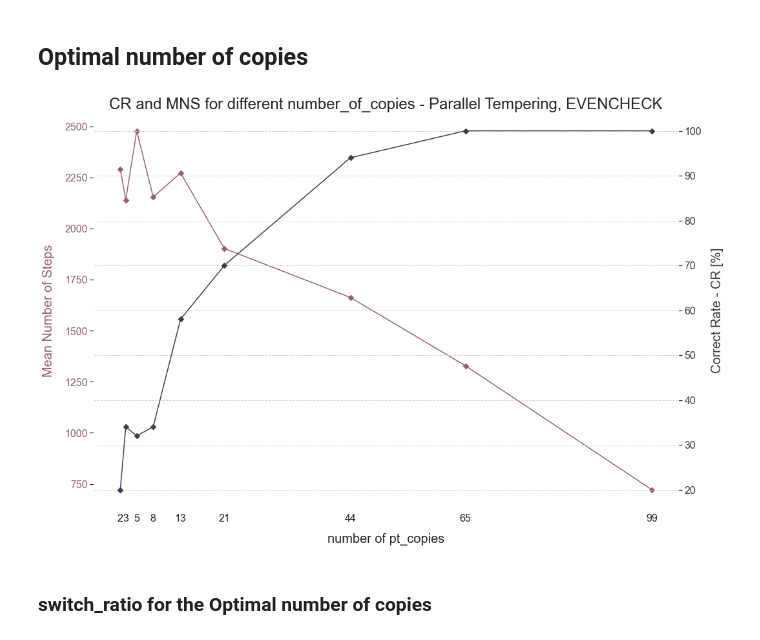
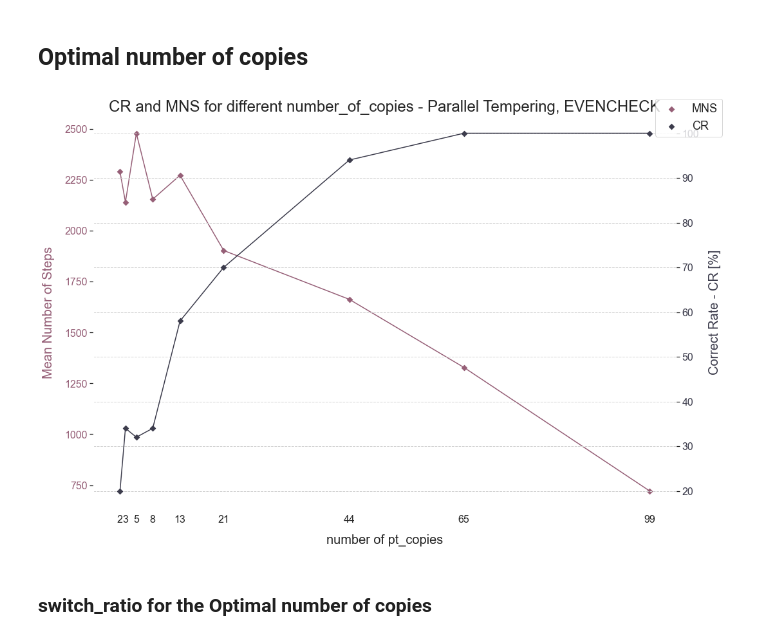
Before and after one commit to mateuszKacz/CGP_mgr, a Jupyter notebook: notebooks/Opracowanie danych PT.ipynb, the cells around one changed output. Saved outputs shown, nothing was run; the diff lists cells and outputs as text; code cells hidden in the pictures.

Commit message:
Added sumamry chart for PT; legend fixes

```diff
--- a/notebooks/Opracowanie danych PT.ipynb
+++ b/notebooks/Opracowanie danych PT.ipynb
@@ -6,24 +6,26 @@ from typing import List
 import seaborn as sbn
 from IPython.display import Markdown
 
-sbn.set(rc={"figure.figsize": (15,10),
+plotting_config = {"figure.figsize": (15,10),
            'axes.titlesize': 24,
            'axes.labelsize': 20,
            'legend.fontsize': 18,
            'xtick.labelsize': 16,
            'ytick.labelsize': 16,
            'axes.labelpad': 15,
-           'axes.facecolor': 'white'})
+           'axes.facecolor': 'white'}
+
+sbn.set(rc=plotting_config)
 # %%
 # MATPLOTLIB CONFIG
-plt.rcParams['axes.facecolor'] = 'white'
-plt.rcParams["figure.figsize"] = (15,10)
-plt.rcParams['axes.titlesize'] = 24
-plt.rcParams['axes.labelsize'] = 20
-plt.rcParams['legend.fontsize'] = 18
-plt.rcParams['xtick.labelsize'] = 16
-plt.rcParams['ytick.labelsize'] = 16
-plt.rcParams['axes.labelpad'] = 15
+plt.rcParams['axes.facecolor'] = plotting_config['axes.facecolor']
+plt.rcParams['figure.figsize'] = plotting_config['figure.figsize']
+plt.rcParams['axes.titlesize'] = plotting_config['axes.titlesize']
+plt.rcParams['axes.labelsize'] = plotting_config['axes.labelsize']
+plt.rcParams['legend.fontsize'] = plotting_config['legend.fontsize']
+plt.rcParams['xtick.labelsize'] = plotting_config['xtick.labelsize']
+plt.rcParams['ytick.labelsize'] = plotting_config['ytick.labelsize']
+plt.rcParams['axes.labelpad'] = plotting_config['axes.labelpad']
 # %%
 # sliwkowy, grafitowy, sloneczny, wrzosowy
 colors = ['#965F77', '#3C3C4C', '#FED542', '#B4A0AA']
@@ -137,7 +139,7 @@ def double_axis_plot(dataset_1: pd.DataFrame,
         ax1.tick_params(axis='y', labelcolor=colors[0])
 
         ax1.scatter(dataset_1[x], dataset_1[y_1], color=colors[0], marker=marker)
-        ax1.plot(dataset_1[x], dataset_1[y_1], color=colors[0])
+        ax1.plot(dataset_1[x], dataset_1[y_1], color=colors[0], label='_nolegend_')
 
         ax2 = ax1.twinx()  # instantiate a second axes that shares the same x-axis
 
@@ -145,8 +147,9 @@ def double_axis_plot(dataset_1: pd.DataFrame,
         ax2.tick_params(axis='y', labelcolor=colors[1])
 
         ax2.scatter(dataset_1[x], dataset_2[y_2], color=colors[1], marker=marker)
-        ax2.plot(dataset_1[x], dataset_2[y_2], color=colors[1])
+        ax2.plot(dataset_1[x], dataset_2[y_2], color=colors[1], label='_nolegend_')
 
+        fig.legend(legend)
         fig.tight_layout()  # otherwise the right y-label is slightly clipped
         plt.grid(color='lightgray', linestyle='--', linewidth=1)
 
@@ -157,15 +160,16 @@ def double_axis_plot(dataset_1: pd.DataFrame,
         ax1.tick_params(axis='y', labelcolor=colors[0])
 
         ax1.scatter(dataset_1[x], dataset_1[y_1], color=colors[0], marker=marker)
-        ax1.plot(dataset_1[x], dataset_1[y_1], color=colors[0])
+        ax1.plot(dataset_1[x], dataset_1[y_1], color=colors[0], label='_nolegend_')
 
         ax2 = ax1.twinx()  # instantiate a second axes that shares the same x-axis
 
         ax2.set_ylabel(y_2_label, color=colors[1])  # we already handled the x-label with ax1
         ax2.tick_params(axis='y', labelcolor=colors[1])
         ax2.scatter(dataset_1[x], dataset_2[y_2], color=colors[1], marker=marker)
-        ax2.plot(dataset_1[x], dataset_2[y_2], color=colors[1])
+        ax2.plot(dataset_1[x], dataset_2[y_2], color=colors[1], label='_nolegend_')
 
+        fig.legend(legend)
         fig.tight_layout()  # otherwise the right y-label is slightly clipped
         plt.grid(color='lightgray', linestyle='--', linewidth=1)
         if xscale:
@@ -425,22 +476,22 @@ As we can see the acceptance ratio equals to 1 in 2/3 of the simulations. It sho
 # %%
 double_axis_plot(calc_mns_series(df_evencheck_pt_optimal_number_of_copies, groupby='pt_copies'),
                  calc_cr_series(df_evencheck_pt_optimal_number_of_copies, groupby='pt_copies'),
                  colors=colors,
                  save_path=CHARTS_MAIN_PATH,
-                 legend=['mns', 'cr'],
+                 legend=['MNS', 'CR'],
                  plot_type='scatter',
                  title='CR and MNS for different number_of_copies - Parallel Tempering, EVENCHECK',
                  xlabel='number of pt_copies',
                  y_1_label='Mean Number of Steps',
                  y_2_label='Correct Rate - CR [%]',
                  x='pt_copies',
                  y_1='mns',
                  y_2='cr',
                  xscale=None,
                  xticks=list(df_evencheck_pt_optimal_number_of_copies.pt_copies.unique())
                 )
 # %% [output]
-[figure, old version]
+[figure, new version]
 # %% [markdown]
 ### switch_ratio for the Optimal number of copies
 # %%
```
Also changed, not shown: parts of 19 cells of this notebook, 1 other file.
